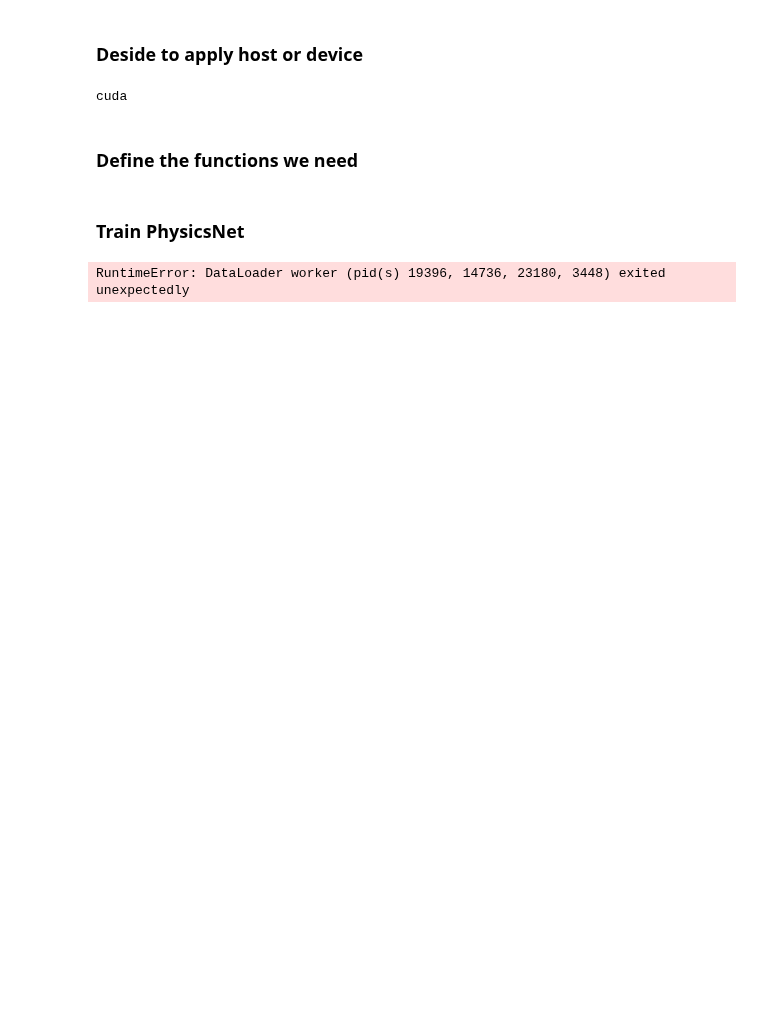
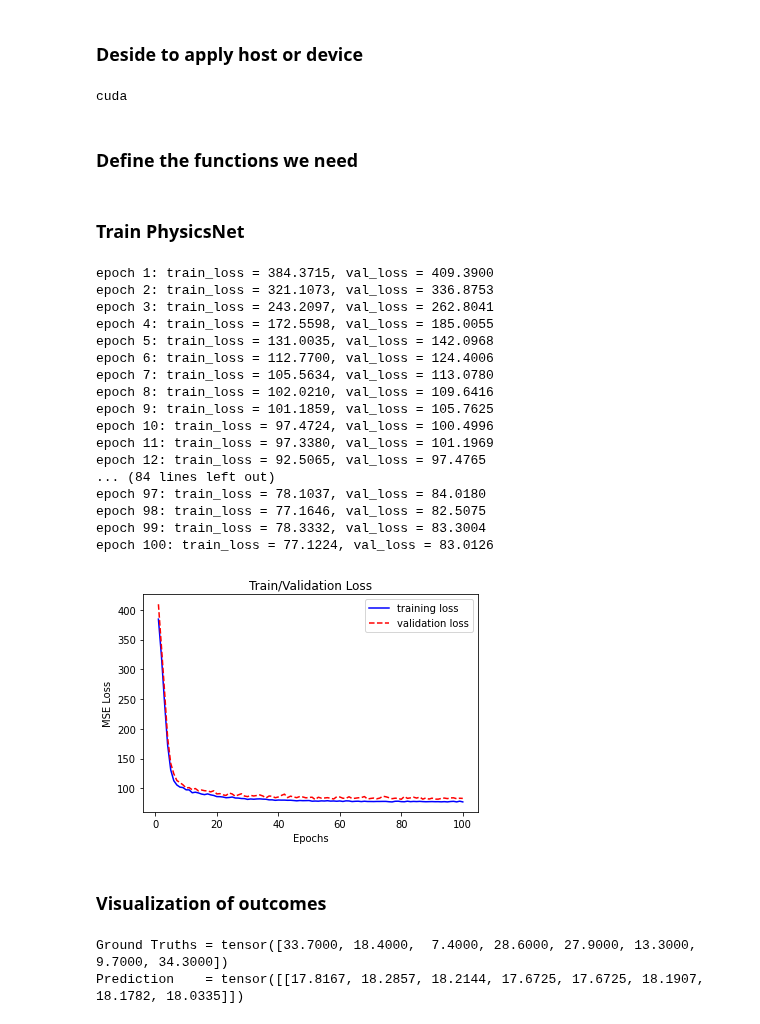
Before and after one commit to ShaoKAi100812/Pendant_Drop_Tensiometry_Prediction, a Jupyter notebook: main.ipynb, the cells around one changed output. Saved outputs shown, nothing was run; the diff lists cells and outputs as text; code cells hidden in the pictures; blank space fills up the shorter version.

Commit message:
fix: Modify the model til can be trained

```diff
--- a/main.ipynb
+++ b/main.ipynb
@@ -58,7 +58,7 @@ class DataSplit:
         return len(self.train_sampler)
 
     @lru_cache(maxsize=4)
-    def get_split(self, batch_size=50, num_workers=4):
+    def get_split(self, batch_size=50, num_workers=0):
         logging.debug('Initializing train-validation-test dataloaders')
         self.train_loader = self.get_train_loader(batch_size=batch_size, num_workers=num_workers)
         self.val_loader = self.get_validation_loader(batch_size=batch_size, num_workers=num_workers)
@@ -66,32 +66,39 @@ class DataSplit:
         return self.train_loader, self.val_loader, self.test_loader
 
     @lru_cache(maxsize=4)
-    def get_train_loader(self, batch_size=50, num_workers=4):
+    def get_train_loader(self, batch_size=50, num_workers=0):
         logging.debug('Initializing train dataloader')
         self.train_loader = DataLoader(self.dataset, batch_size=batch_size, sampler=self.train_sampler, shuffle=False, num_workers=num_workers)
         return self.train_loader
 
     @lru_cache(maxsize=4)
-    def get_validation_loader(self, batch_size=50, num_workers=4):
+    def get_validation_loader(self, batch_size=50, num_workers=0):
         logging.debug('Initializing validation dataloader')
         self.val_loader = DataLoader(self.dataset, batch_size=batch_size, sampler=self.val_sampler, shuffle=False, num_workers=num_workers)
         return self.val_loader
 
     @lru_cache(maxsize=4)
-    def get_test_loader(self, batch_size=50, num_workers=4):
+    def get_test_loader(self, batch_size=50, num_workers=0):
         logging.debug('Initializing test dataloader')
         self.test_loader = DataLoader(self.dataset, batch_size=batch_size, sampler=self.test_sampler, shuffle=False, num_workers=num_workers)
         return self.test_loader
 # %%
 data_matrix = df = pd.DataFrame()
 
-data_matrix=pd.read_csv("Data_folder/Data.csv", header= None)
+data_matrix = pd.read_csv("Data_folder/Data.csv", header= None)
 
-#Make the droplet dataset class based on data_matrix
+print(data_matrix)
+
+
+# Make the droplet dataset class based on data_matrix
 class Droplet_data_set(Dataset):
     def __init__(self):
         x = data_matrix.iloc[0:8191,3:].values
         y = data_matrix.iloc[0:8191,0].values
+
+        # Add normalization for x
+        x = preprocessing.normalize(x)
+        print(x)
 
         self.x_train=torch.tensor(x,dtype=torch.float32)
         self.y_train=torch.tensor(y,dtype=torch.float32)
@@ -104,6 +111,6 @@ class Droplet_data_set(Dataset):
 
 my_data_set = Droplet_data_set()
 
-#Split the single dataset into 3 datasets for training, test and validation.
+# Split the single dataset into 3 datasets for training, test and validation.
 split = DataSplit(my_data_set, shuffle=True)
-train_loader, val_loader, test_loader = split.get_split(batch_size=5, num_workers=4)
+train_loader, val_loader, test_loader = split.get_split(batch_size=64, num_workers=0)
@@ -122,11 +147,11 @@ cuda
 # %% [markdown]
 ### Define the functions we need
 # %%
-def loss_cal_per_epoch(loss_list, model, loader) -> list:
+def loss_cal_per_epoch(loss_list, model, loader):
     model.eval()  # set model to evaluation mode
     with torch.no_grad():
         loss_epoch = 0
-        for _, (x, y) in enumerate(train_loader):
+        for t, (x, y) in enumerate(loader):
             x = x.to(device=device, dtype=torch.float32)  # move to device, e.g. GPU
             y = y.to(device=device, dtype=torch.float32)
             scores = model(x)
@@ -140,6 +165,7 @@ def train(model, optimizer, epochs=1):
     model = model.to(device=device)  # move the model parameters to CPU/GPU
     for e in range(epochs):
         for _, (x, y) in enumerate(train_loader):
+            x = x.reshape(len(x), 1, 1, -1)     # reshape to 4D data for formal input of model
             model.train()  # put model to training mode
             x = x.to(device=device, dtype=torch.float32)  # move to device, e.g. GPU
             y = y.to(device=device, dtype=torch.float32)
@@ -175,18 +201,53 @@ def prediction(model, x):   # only a batch
 ### Train PhysicsNet
 # %%
 in_channel = 162
-node_1 = 1024
-node_2 = 1024
-node_3 = 512
+node_1 = 256
+node_2 = 256
+node_3 = 128
 node_4 = 64
-num_classes = 1
+out_channel = 1
 
 learning_rate = 1e-3
 
-model_physics = PhysicsNet(in_channel, node_1, node_2, node_3, node_4, num_classes)
+model_physics = PhysicsNet(in_channel, node_1, node_2, node_3, node_4, out_channel)
 optimizer = optim.Adam(model_physics.parameters(), lr=learning_rate)
-epoch = 10
+epoch = 100
 
 train(model_physics, optimizer, epoch)
+PATH_CAL = os.path.join(os.getcwd(), "model_cal")
+torch.save(model_physics, PATH_CAL)
 # %% [output]
-RuntimeError: DataLoader worker (pid(s) 19396, 14736, 23180, 3448) exited unexpectedly
+epoch 1: train_loss = 384.3715, val_loss = 409.3900
+epoch 2: train_loss = 321.1073, val_loss = 336.8753
+epoch 3: train_loss = 243.2097, val_loss = 262.8041
+epoch 4: train_loss = 172.5598, val_loss = 185.0055
+epoch 5: train_loss = 131.0035, val_loss = 142.0968
+epoch 6: train_loss = 112.7700, val_loss = 124.4006
+epoch 7: train_loss = 105.5634, val_loss = 113.0780
+epoch 8: train_loss = 102.0210, val_loss = 109.6416
+epoch 9: train_loss = 101.1859, val_loss = 105.7625
+epoch 10: train_loss = 97.4724, val_loss = 100.4996
+epoch 11: train_loss = 97.3380, val_loss = 101.1969
+epoch 12: train_loss = 92.5065, val_loss = 97.4765
+... (84 lines left out)
+epoch 97: train_loss = 78.1037, val_loss = 84.0180
+epoch 98: train_loss = 77.1646, val_loss = 82.5075
+epoch 99: train_loss = 78.3332, val_loss = 83.3004
+epoch 100: train_loss = 77.1224, val_loss = 83.0126
+[figure, added]
+# %% [markdown]
+### Visualization of outcomes
+# %%
+model_trained = torch.load(PATH_CAL)
+
+examples = enumerate(test_loader)
+_, (x_test_example, y_test_example) = next(examples)
+
+score_example = prediction(model_trained, x_test_example)
+
+# Print only 8 data samples for comparison
+print("Ground Truths =", y_test_example[:8])
+print("Prediction    =", score_example[:8].reshape(1, 8))
+# %% [output]
+Ground Truths = tensor([33.7000, 18.4000,  7.4000, 28.6000, 27.9000, 13.3000,  9.7000, 34.3000])
+Prediction    = tensor([[17.8167, 18.2857, 18.2144, 17.6725, 17.6725, 18.1907, 18.1782, 18.0335]])
```
Also changed, not shown: parts of 2 cells of this notebook, 3 other files.
